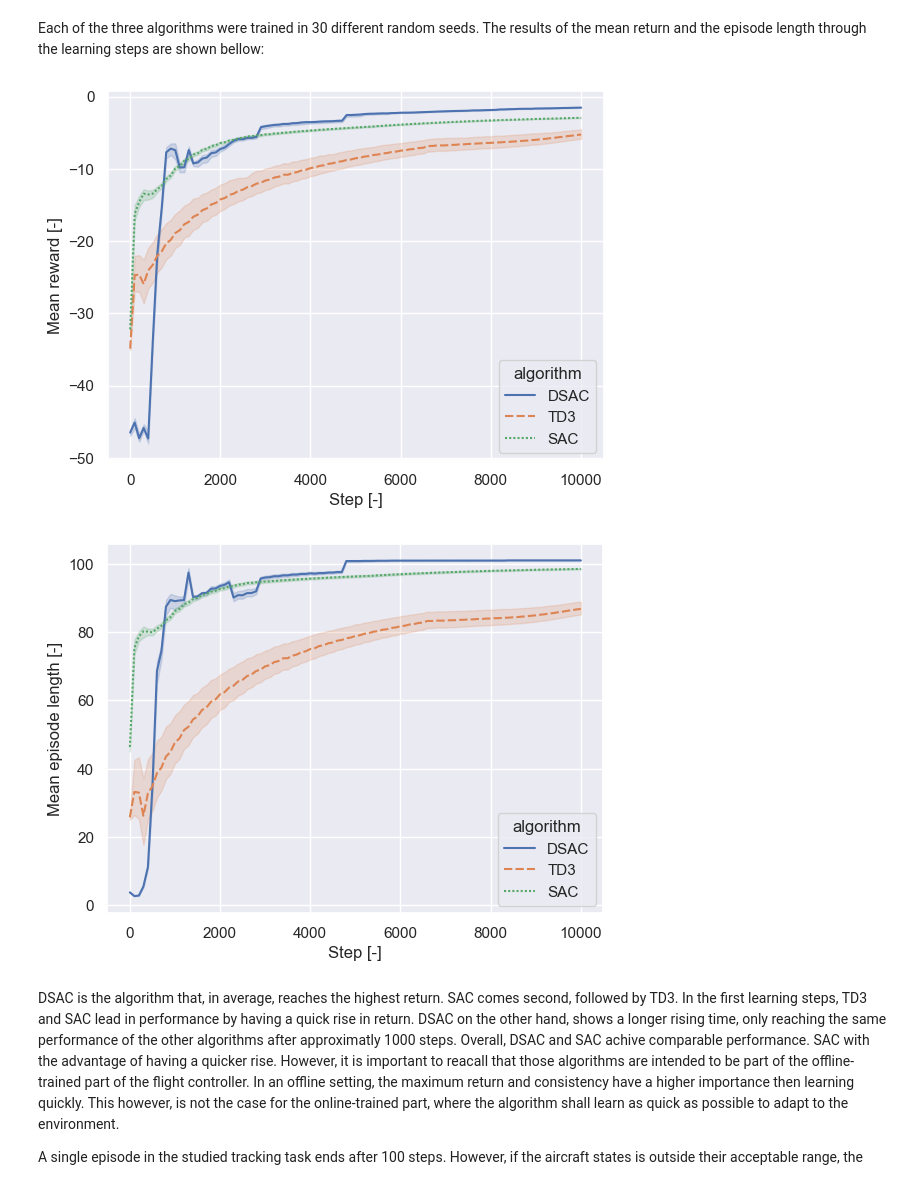
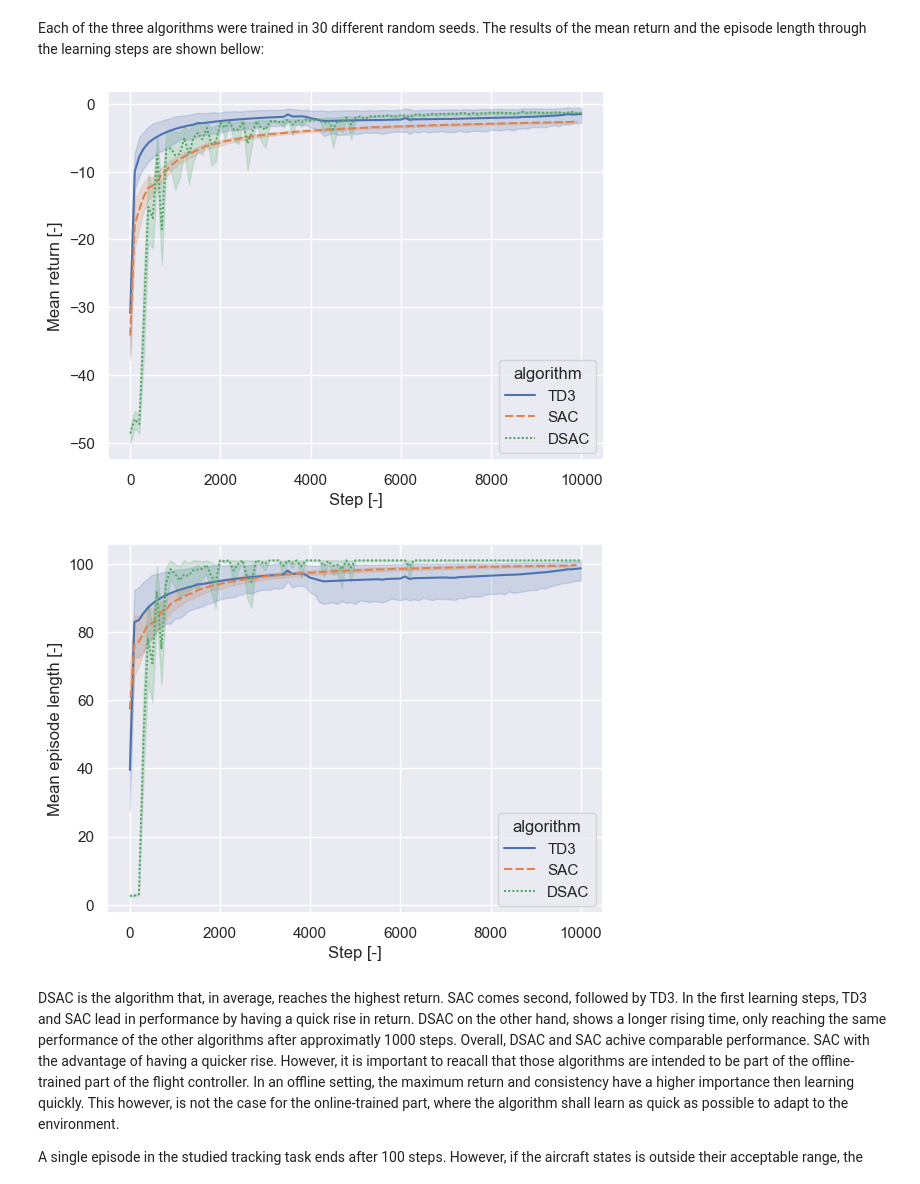
Before and after one commit to iamlucasvieira/HybridRL-FlightControl, a Jupyter notebook: notebooks/best_algorithm.ipynb, the cells around one changed output. Saved outputs shown, nothing was run; the diff lists cells and outputs as text; code cells hidden in the pictures.

Commit message:
Update data and notebooks (no duplicate data)

```diff
--- a/notebooks/best_algorithm.ipynb
+++ b/notebooks/best_algorithm.ipynb
@@ -16,8 +17,8 @@ sns.set()
 # %% [markdown]
 Load a dataframe that contains the information from the algorithm's learning performance and a dataframe that contains the data from runing episodes with the learned agents
 # %%
-df_learn = pd.read_csv(Path.data/"best_algo_v2_learning.csv")
-df_ep = pd.read_csv(Path.data/"best_algo_v2_episode.csv")
+df_learn = pd.read_csv(Path.data/"best_algo_learning.csv")
+df_ep = pd.read_csv(Path.data/"best_algo_episode.csv")
 # %% [markdown]
 ## Data checks
 # %% [markdown]
@@ -42,46 +53,27 @@ dtype: int64
 ## Data treatment
 # %% [markdown]
 Define function that smooths data
-# %%
-def make_smooth(_df, step=100, on=None, columns=None, group="run"):
-    start = _df[on].min()
-    stop = _df[on].max() + start
-    info_list = []
-
-    for run_name in df_learn[group].unique():
-        # Get the name of the algorithm for the current run
-        algorithm = _df.loc[_df[group]==run_name, "algorithm"].unique()[0]
-
-        for t in np.arange(start, stop, step):
-            mask = (_df[group]==run_name) & ((_df[on]>=t//2) & (_df[on]<t+step))
-            run_slice = _df.loc[mask, columns]
-
-            info = {"run": run_name, "step": t, "algorithm": algorithm}
-            for column in columns:
-                info[column] = run_slice[column].mean()
-
-            info_list.append(info)
-
-    return pd.DataFrame.from_records(info_list)
 # %% [markdown]
 Smooth learning data
 # %%
-df_learn_smooth = make_smooth(df_learn, step=100, on="global_step", columns=["rollout/ep_rew_mean", "rollout/ep_len_mean"])
-df_ep_smooth = make_smooth(df_learn, step=100, on="episode_step", columns=["rollout/ep_rew_mean", "rollout/ep_len_mean"])
+df_learn_smooth = make_smooth(df_learn, step=100,
+                              on="global_step",
+                              columns=["rollout/ep_rew_mean", "rollout/ep_len_mean"],
+                              info=["algorithm"])
 # %% [markdown]
 # 👨🏽‍🏫 Learning performance
 # %% [markdown]
 Each of the three algorithms were trained in 30 different random seeds. The results of the mean return and the episode length through the learning steps are shown bellow:
 # %%
-g = sns.lineplot(data=df_learn_smooth, x="step", y="rollout/ep_rew_mean", hue="algorithm", style="algorithm")
+g = sns.lineplot(data=df_learn_smooth, x="global_step", y="rollout/ep_rew_mean", hue="algorithm", style="algorithm")
 g.set(xlabel="Step [-]", ylabel="Mean return [-]");
 # %% [output]
-[figure, old version]
+[figure, new version]
 # %%
-g = sns.lineplot(data=df_learn_smooth, x="step", y="rollout/ep_len_mean", hue="algorithm", style="algorithm")
+g = sns.lineplot(data=df_learn_smooth, x="global_step", y="rollout/ep_len_mean", hue="algorithm", style="algorithm")
 g.set(xlabel="Step [-]", ylabel="Mean episode length [-]");
 # %% [output]
-[figure, old version]
+[figure, new version]
 # %% [markdown]
 DSAC is the algorithm that, in average, reaches the highest return. SAC comes second, followed by TD3. In the first learning steps, TD3 and SAC lead in performance by having a quick rise in return. DSAC on the other hand, shows a longer rising time, only reaching the same performance of the other algorithms after approximatly 1000 steps. Overall, DSAC and SAC achive comparable performance. SAC with the advantage of having a quicker rise. However, it is important to reacall that those algorithms are intended to be part of the offline-trained part of the flight controller. In an offline setting, the  maximum return and consistency have a higher importance then learning quickly. This however, is not the case for the online-trained part, where the algorithm shall learn as quick as possible to adapt to the environment.
 
```
Also changed, not shown: parts of 8 cells of this notebook, 10 other files.
